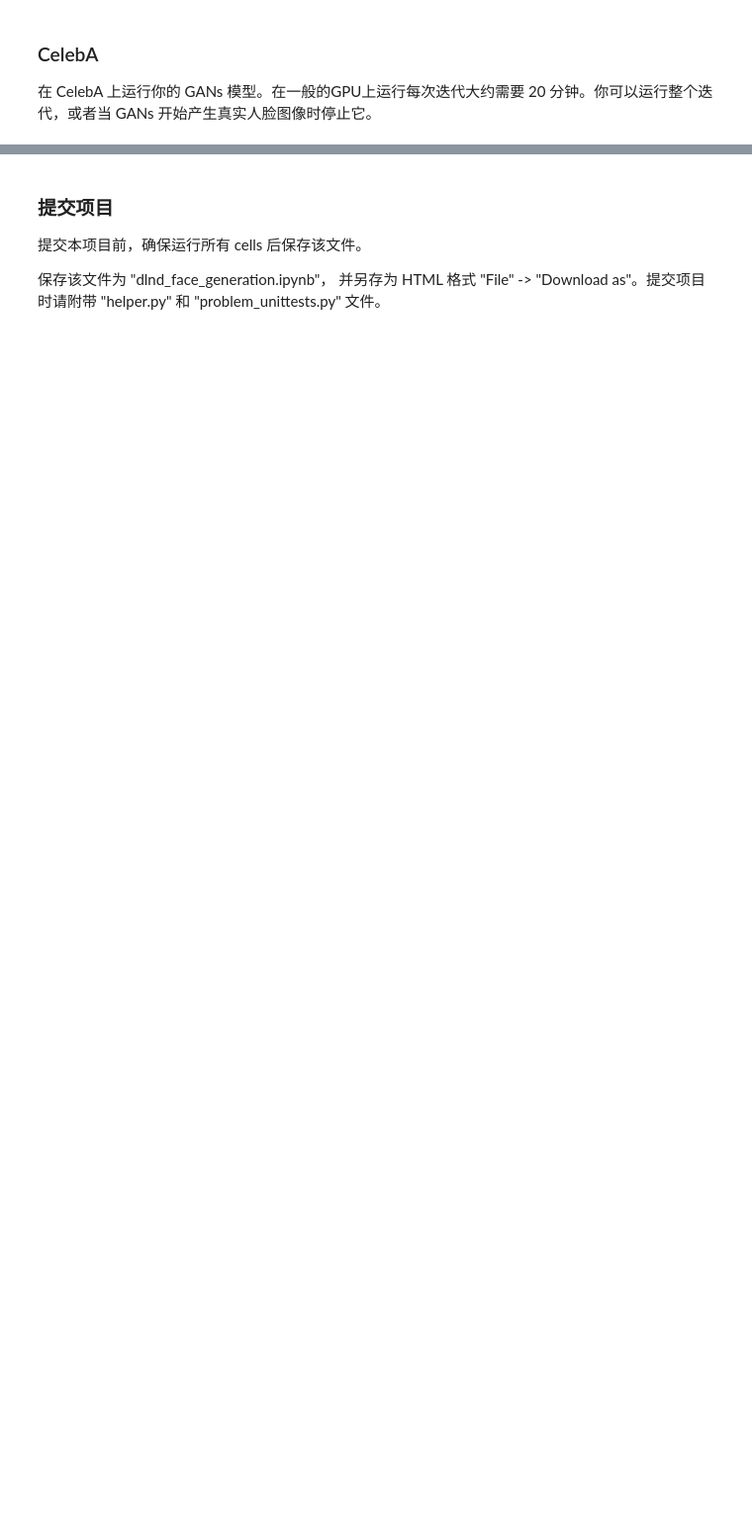
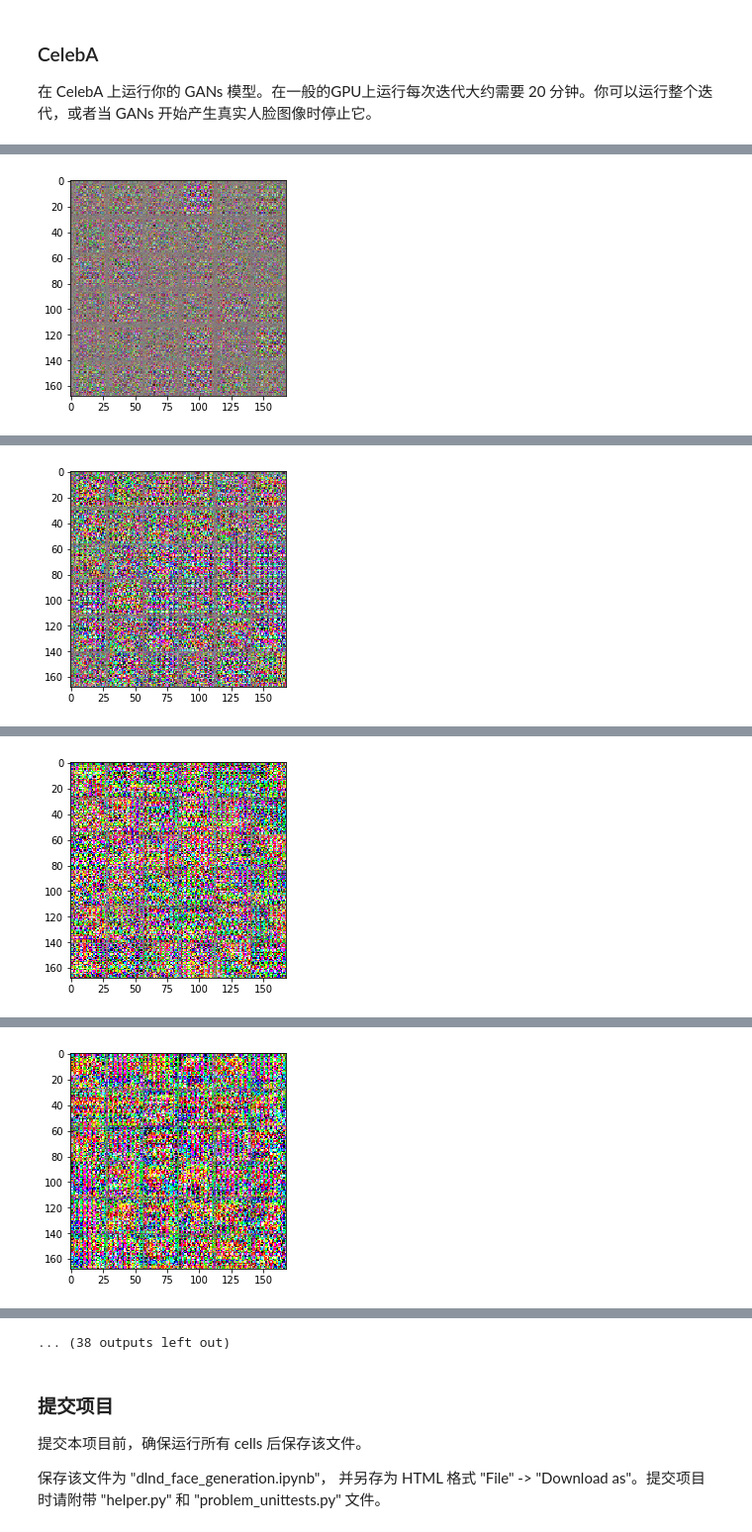
Before and after one commit to ChiangC/DeepLearning, a Jupyter notebook: 04_face-generation/dlnd_face_generation-zh.ipynb, the cells around one changed output, grey strips where cells are left out. Shown at 99% size. Drawn from its saved outputs; the diff is of its cells as text; code cells hidden in the pictures; blank space fills up the shorter version.

```diff
--- a/04_face-generation/dlnd_face_generation-zh.ipynb
+++ b/04_face-generation/dlnd_face_generation-zh.ipynb
@@ -416,10 +488,10 @@ NameError: name 'helper' is not defined
 ### CelebA
 在 CelebA 上运行你的 GANs 模型。在一般的GPU上运行每次迭代大约需要 20 分钟。你可以运行整个迭代，或者当 GANs 开始产生真实人脸图像时停止它。
 # %%
-batch_size = 32
+batch_size = 64
 z_dim = 100
 learning_rate = 0.0002
-beta1 = 0.5
+beta1 = 0.4
 
 
 """
@@ -438,0 +517 @@ Caused by op 'Placeholder', defined at:
+[figure, added]
@@ -438,0 +528 @@ Caused by op 'Placeholder', defined at:
+[figure, added]
@@ -438,0 +539 @@ Caused by op 'Placeholder', defined at:
+[figure, added]
@@ -438,0 +550 @@ Caused by op 'Placeholder', defined at:
+[figure, added]
@@ -439,3 +573,4 @@ Caused by op 'Placeholder', defined at:
+... (38 outputs left out)
 # %% [markdown]
 ### 提交项目
 提交本项目前，确保运行所有 cells 后保存该文件。
```
Also changed, not shown: parts of 12 cells of this notebook.
